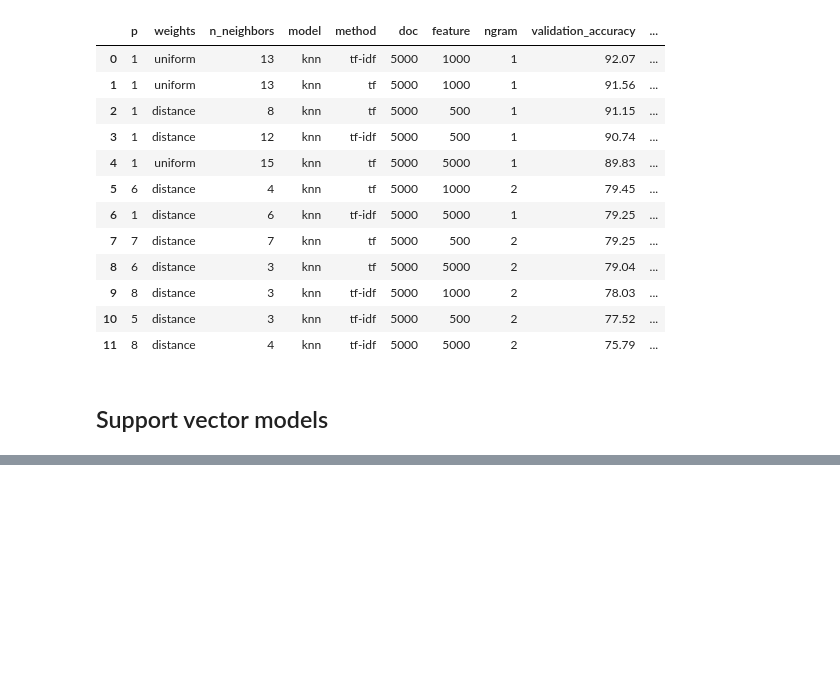
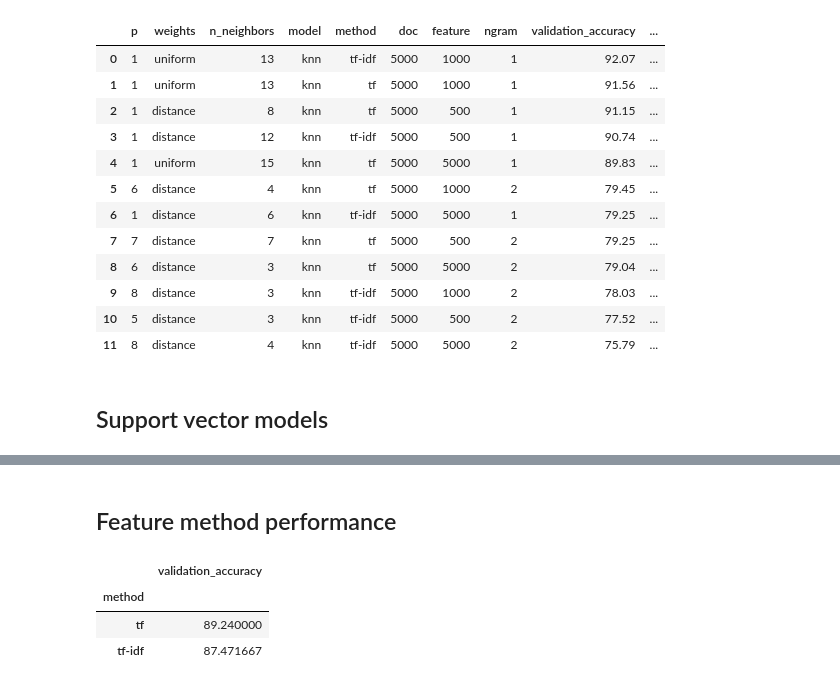
Before and after one commit to benjaminperucco/udacity-nano-mle, a Jupyter notebook: 5 Capstone/2 Project/3_postprocessing.ipynb, the cells around one changed output, grey strips where cells are left out. Cells and saved outputs as stored; diff of their text form; code cells hidden in the pictures; blank space fills up the shorter version.

```diff
--- a/5 Capstone/2 Project/3_postprocessing.ipynb
+++ b/5 Capstone/2 Project/3_postprocessing.ipynb
@@ -170,0 +209,10 @@ results_svc.head(results_svc.shape[0]) # display all
+# %% [markdown]
+## Feature method performance
+# %%
+method_performance = evaluate_average_performance(results, 'method')
+method_performance
+# %% [output]
+|  | validation_accuracy |
+| method |  |
+| tf | 89.240000 |
+| tf-idf | 87.471667 |
```
Also changed, not shown: parts of 11 cells of this notebook.
